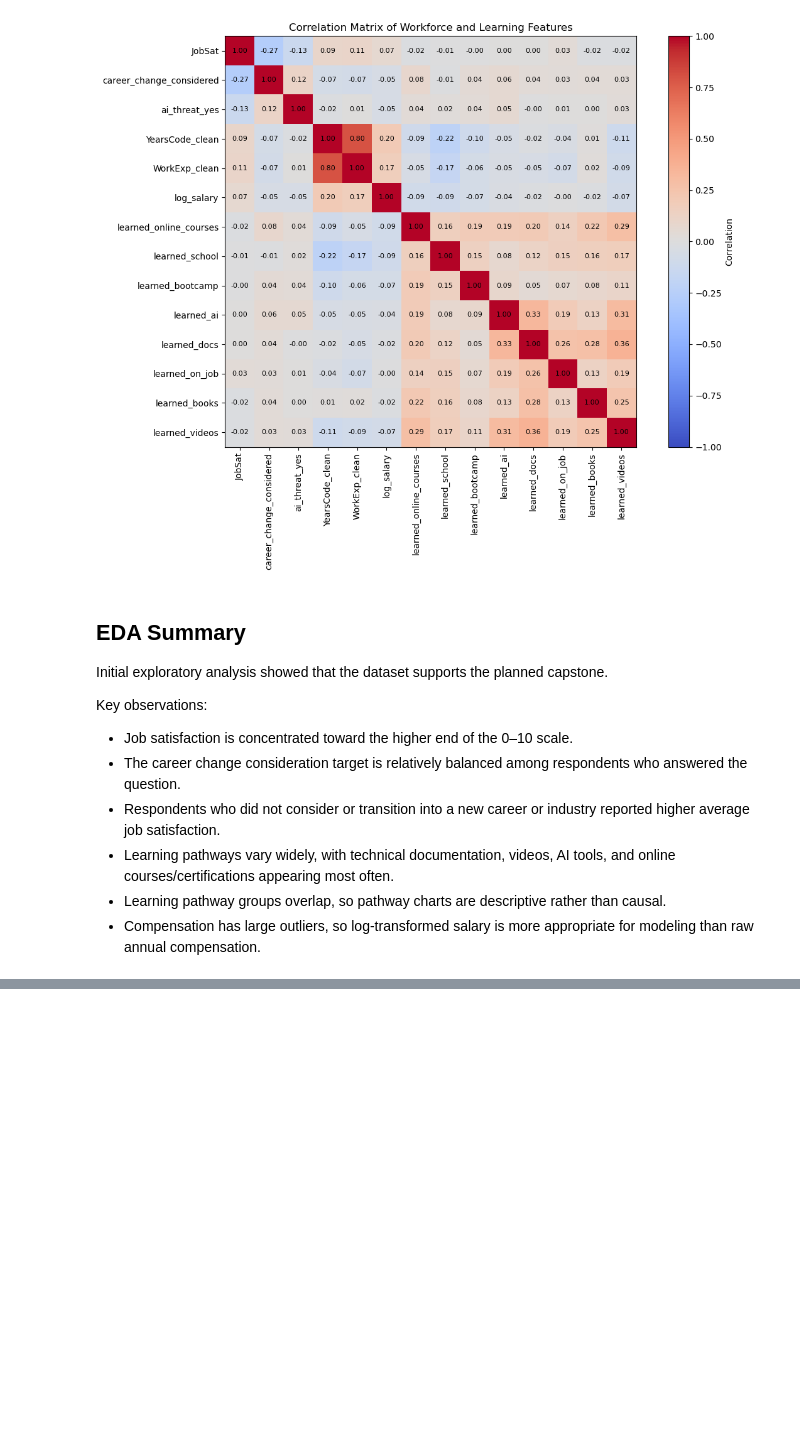
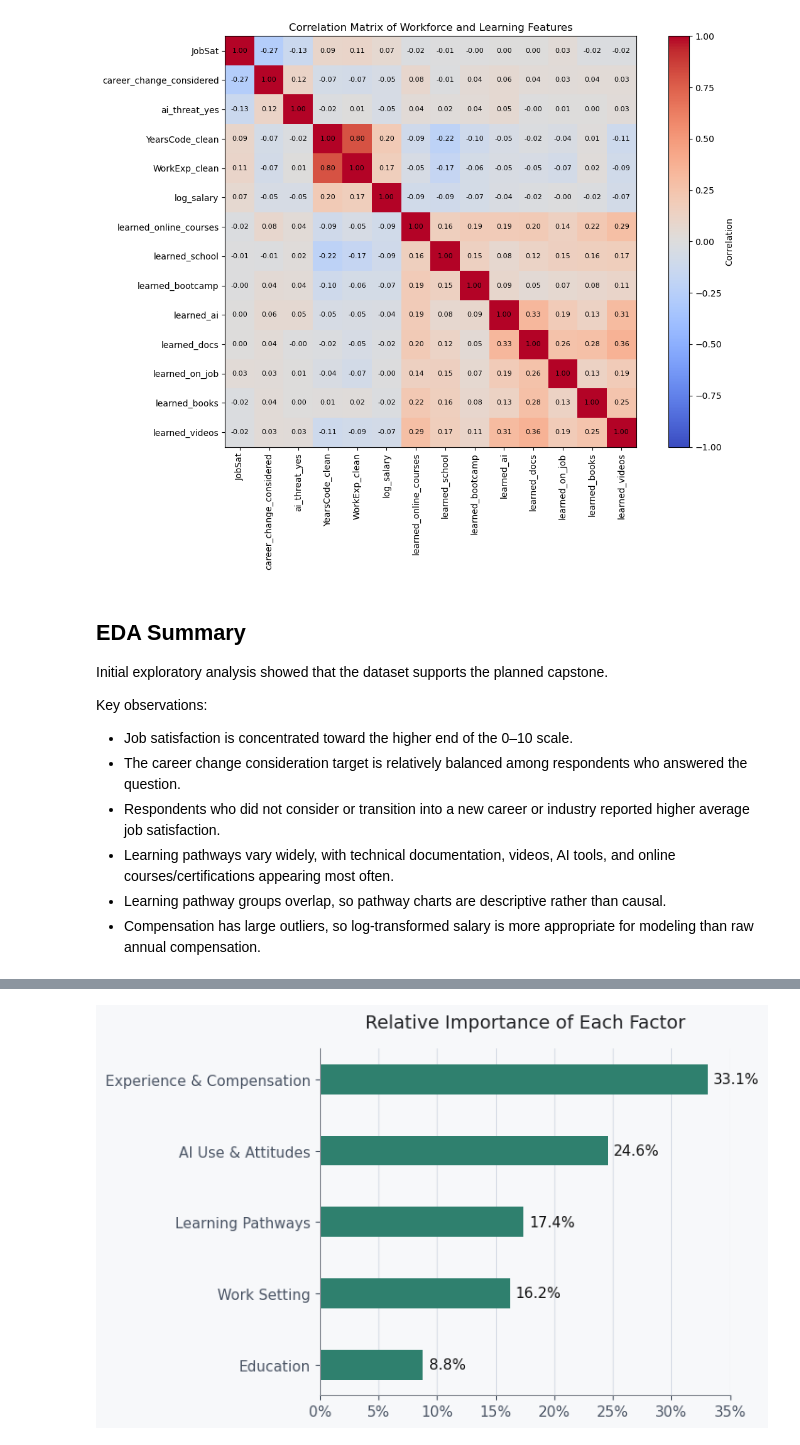
Before and after one commit to S-Shockley/building-digital-talent, a Jupyter notebook: notebooks/02_eda.ipynb, the cells around one changed output, grey strips where cells are left out. Drawn from its saved outputs; the diff is of its cells as text; code cells hidden in the pictures; blank space fills up the shorter version.

```diff
--- a/notebooks/02_eda_edited.ipynb
+++ b/notebooks/02_eda.ipynb
@@ -506,0 +535,92 @@ Key observations:
+# %%
+import os
+import pandas as pd
+import matplotlib.pyplot as plt
+import matplotlib.ticker as mtick
+
+# Create folder if needed
+os.makedirs("img", exist_ok=True)
+
+# Data from your slide
+factor_df = pd.DataFrame({
+    "Factor": [
+        "Education",
+        "Work Setting",
+        "Learning Pathways",
+        "AI Use & Attitudes",
+        "Experience & Compensation"
+    ],
+    "Relative Importance": [8.8, 16.2, 17.4, 24.6, 33.1]
+})
+
+# Keep order from smallest to largest so largest appears at bottom
+factor_df = factor_df.sort_values("Relative Importance", ascending=True)
+
+# Colors to match your deck
+bar_color = "#2F806E"      # muted green/teal
+text_color = "#1E2E4F"     # navy
+grid_color = "#D9DEE7"     # light gray
+
+fig, ax = plt.subplots(figsize=(7.2, 4.6))
+
+# Background
+fig.patch.set_facecolor("#F7F8FA")
+ax.set_facecolor("#F7F8FA")
+
+# Bars
+bars = ax.barh(
+    factor_df["Factor"],
+    factor_df["Relative Importance"],
+    color=bar_color,
+    height=0.42
+)
+
+# Title
+ax.set_title(
+    "Relative Importance of Each Factor",
+    fontsize=14,
+    pad=16,
+    color="#202124"
+)
+
+# X-axis percent formatting
+ax.set_xlim(0, 35)
+ax.xaxis.set_major_locator(plt.MultipleLocator(5))
+ax.xaxis.set_major_formatter(mtick.PercentFormatter(xmax=100, decimals=0))
+
+# Gridlines
+ax.grid(axis="x", color=grid_color, linewidth=0.8)
+ax.set_axisbelow(True)
+
+# Remove extra borders
+ax.spines["top"].set_visible(False)
+ax.spines["right"].set_visible(False)
+ax.spines["left"].set_color("#8B9098")
+ax.spines["bottom"].set_color("#8B9098")
+
+# Tick styling
+ax.tick_params(axis="x", labelsize=11, colors="#4B5565")
+ax.tick_params(axis="y", labelsize=11, colors="#4B5565")
+
+# Value labels at end of bars
+for bar in bars:
+    width = bar.get_width()
+    ax.text(
+        width + 0.5,
+        bar.get_y() + bar.get_height() / 2,
+        f"{width:.1f}%",
+        va="center",
+        ha="left",
+        fontsize=11,
+        color="#111111"
+    )
+
+# No axis labels
+ax.set_xlabel("")
+ax.set_ylabel("")
+
+plt.tight_layout()
+plt.savefig("img/career_change_factors.png", dpi=300, bbox_inches="tight")
+plt.show()
+# %% [output]
+[figure, added]
```
Also changed, not shown: parts of 2 cells of this notebook, 11 other files.
